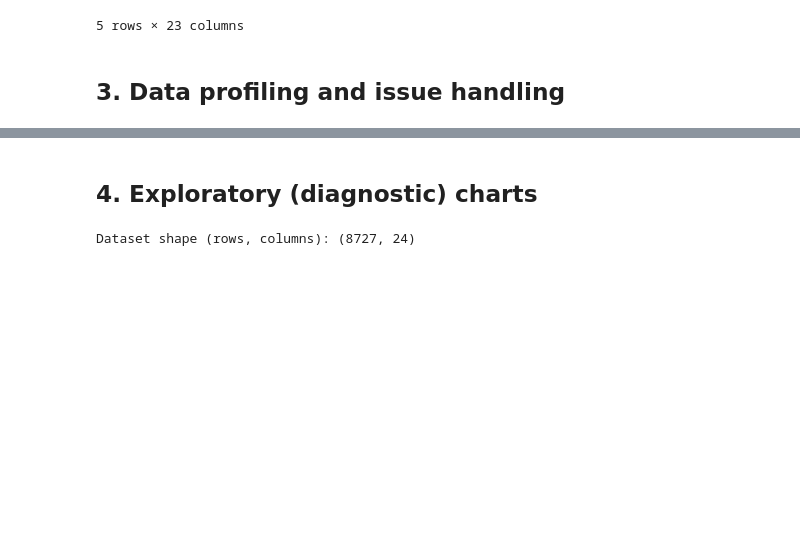
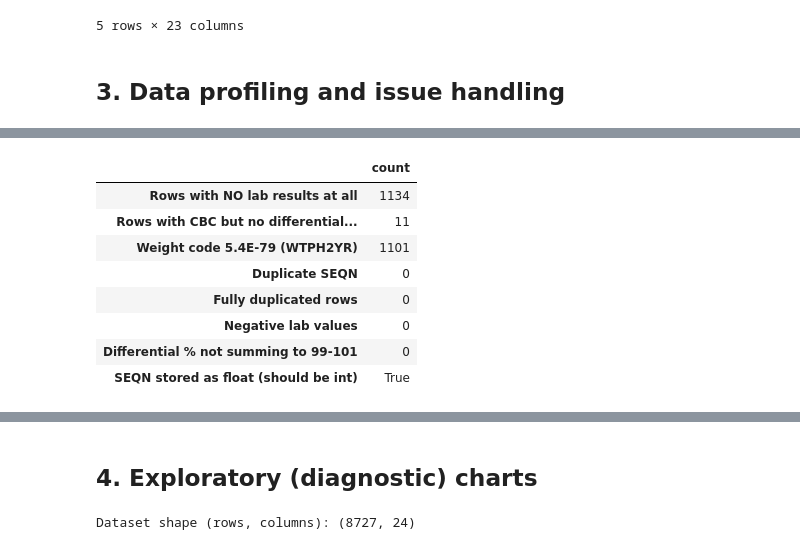
Before and after one commit to a212396-sudo/hospital-cempaka-lab, a Jupyter notebook: notebook/hospital_cempaka_pipeline.ipynb, the cells around one changed output, grey strips where cells are left out. Saved outputs shown, nothing was run; the diff lists cells and outputs as text; code cells hidden in the pictures; blank space fills up the shorter version.

```diff
--- a/notebook/hospital_cempaka_pipeline.ipynb
+++ b/notebook/hospital_cempaka_pipeline.ipynb
@@ -44,0 +82,28 @@ Loaded from CDC URL
+# %%
+# 3.2 Checks before fixing
+no_lab  = df[lab_cols].isna().all(axis=1)     # no blood result at all
+no_diff = df[diff_cols].isna().all(axis=1)    # no differential count
+pct = ["LBXLYPCT","LBXMOPCT","LBXNEPCT","LBXEOPCT","LBXBAPCT"]
+pct_sum = df[pct].sum(axis=1, min_count=5).dropna()
+
+issues = {
+    "Rows with NO lab results at all": no_lab.sum(),
+    "Rows with CBC but no differential count": (no_diff & ~no_lab).sum(),
+    "Weight code 5.4E-79 (WTPH2YR)": (df[weight_col] < 1e-10).sum(),
+    "Duplicate SEQN": df[id_col].duplicated().sum(),
+    "Fully duplicated rows": df.duplicated().sum(),
+    "Negative lab values": int((df[lab_cols] < 0).sum().sum()),
+    "Differential % not summing to 99-101": int(((pct_sum < 99) | (pct_sum > 101)).sum()),
+    "SEQN stored as float (should be int)": df[id_col].dtype == "float64",
+}
+pd.Series(issues).to_frame("count")
+# %% [output]
+|  | count |
+| Rows with NO lab results at all | 1134 |
+| Rows with CBC but no differential... | 11 |
+| Weight code 5.4E-79 (WTPH2YR) | 1101 |
+| Duplicate SEQN | 0 |
+| Fully duplicated rows | 0 |
+| Negative lab values | 0 |
+| Differential % not summing to 99-101 | 0 |
+| SEQN stored as float (should be int) | True |
```
Also changed, not shown: parts of 3 cells of this notebook.
